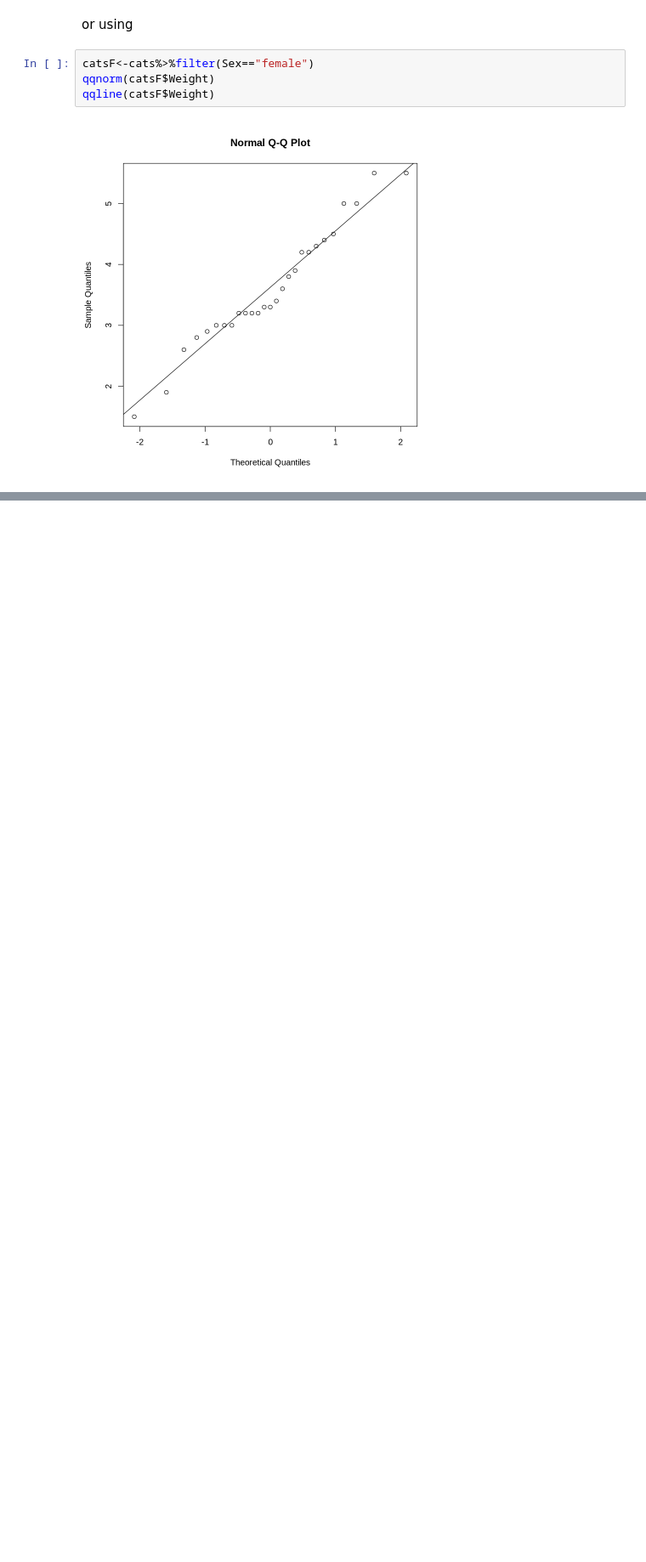
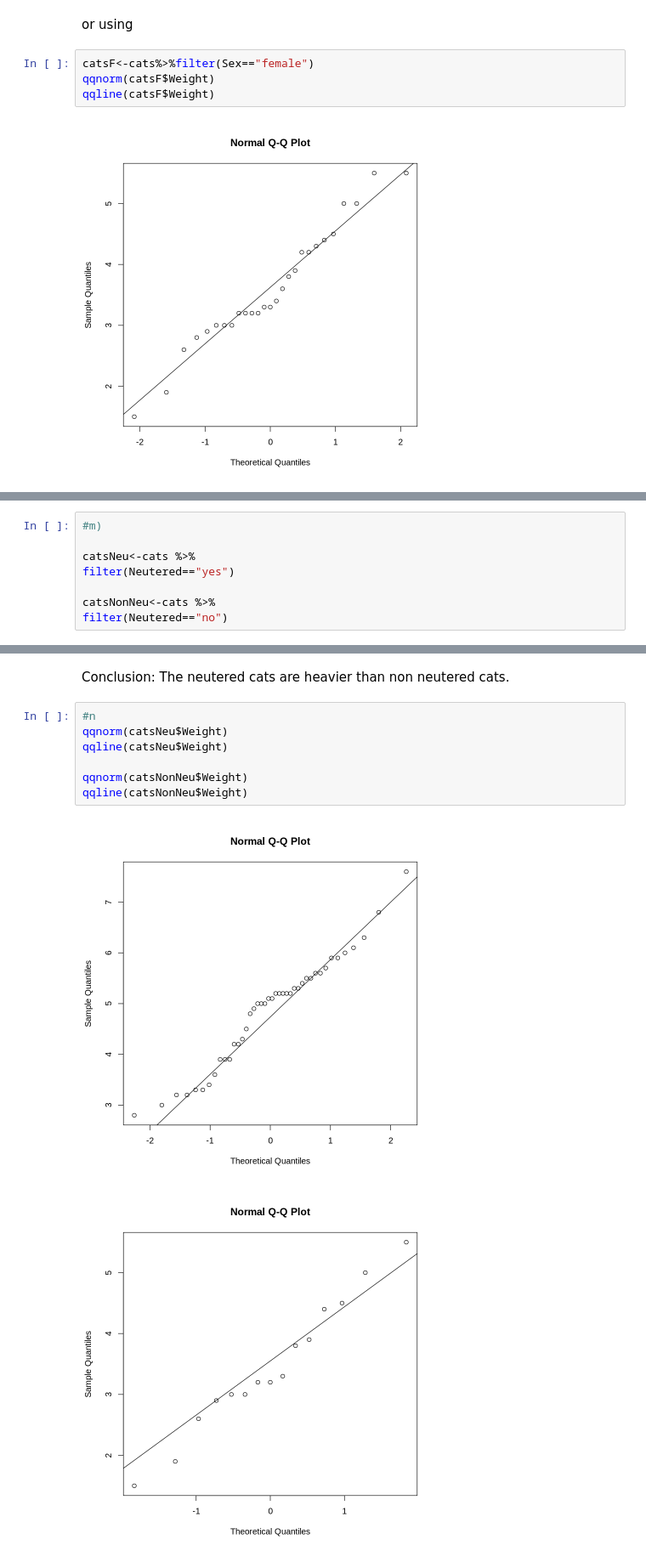
Before and after one commit to aceyiyuan/statistics, a Jupyter notebook: exercise2.ipynb, the cells around one changed output, grey strips where cells are left out. Shown: that part at 85% size. Drawn from its saved outputs; the diff is of its cells as text; blank space fills up the shorter version.

```diff
--- a/exercise2.ipynb
+++ b/exercise2.ipynb
@@ -278,0 +315,8 @@ qqline(catsF$Weight)
+# %%
+#m)
+
+catsNeu<-cats %>%
+filter(Neutered=="yes")
+
+catsNonNeu<-cats %>%
+filter(Neutered=="no")
@@ -278,0 +349,12 @@ qqline(catsF$Weight)
+# %% [markdown]
+Conclusion: The neutered cats are heavier than non neutered cats.
+# %%
+#n
+qqnorm(catsNeu$Weight)
+qqline(catsNeu$Weight)
+
+qqnorm(catsNonNeu$Weight)
+qqline(catsNonNeu$Weight)
+# %% [output]
+[figure, added]
+[figure, added]
```
Also changed, not shown: parts of 22 cells of this notebook.
